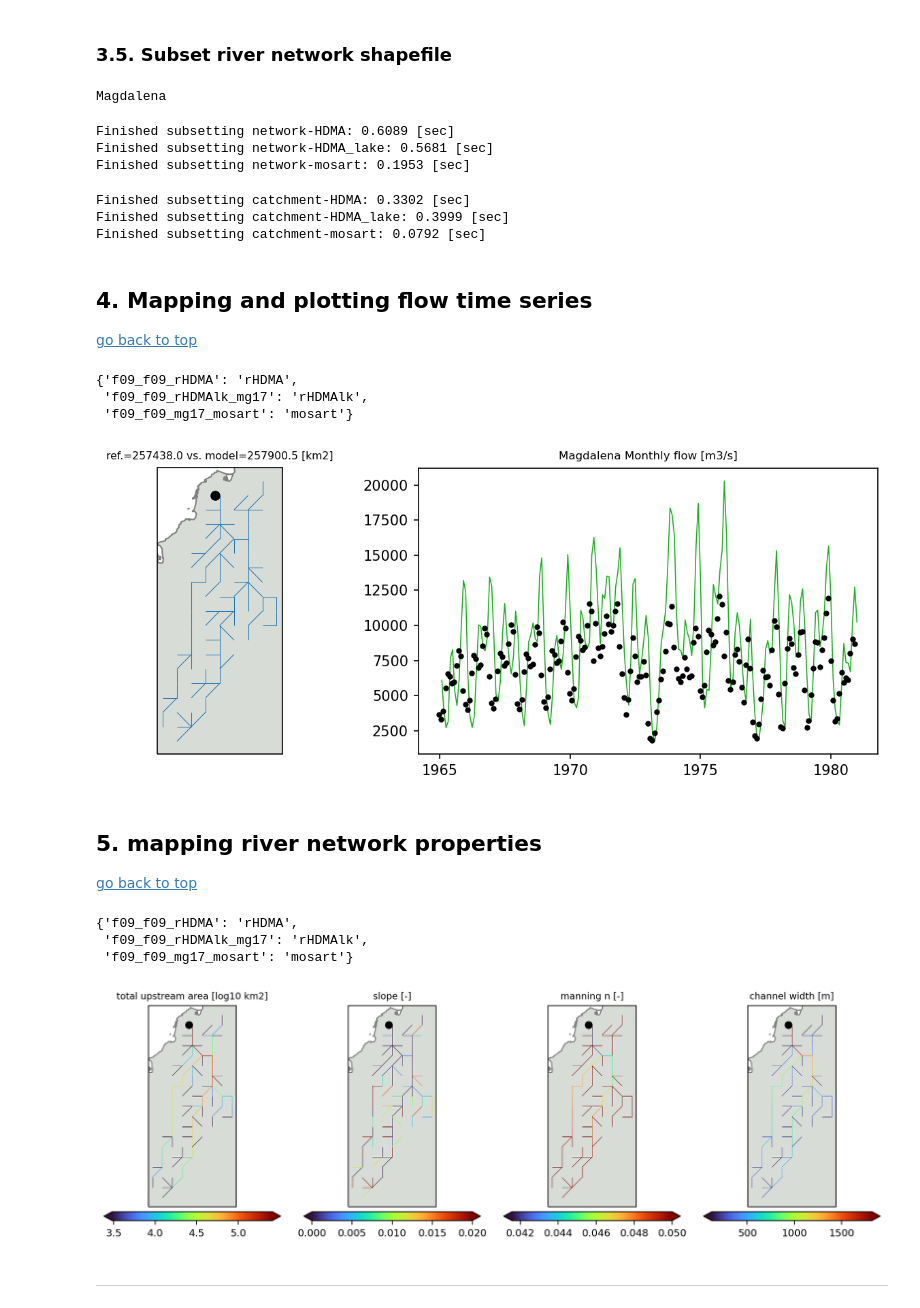
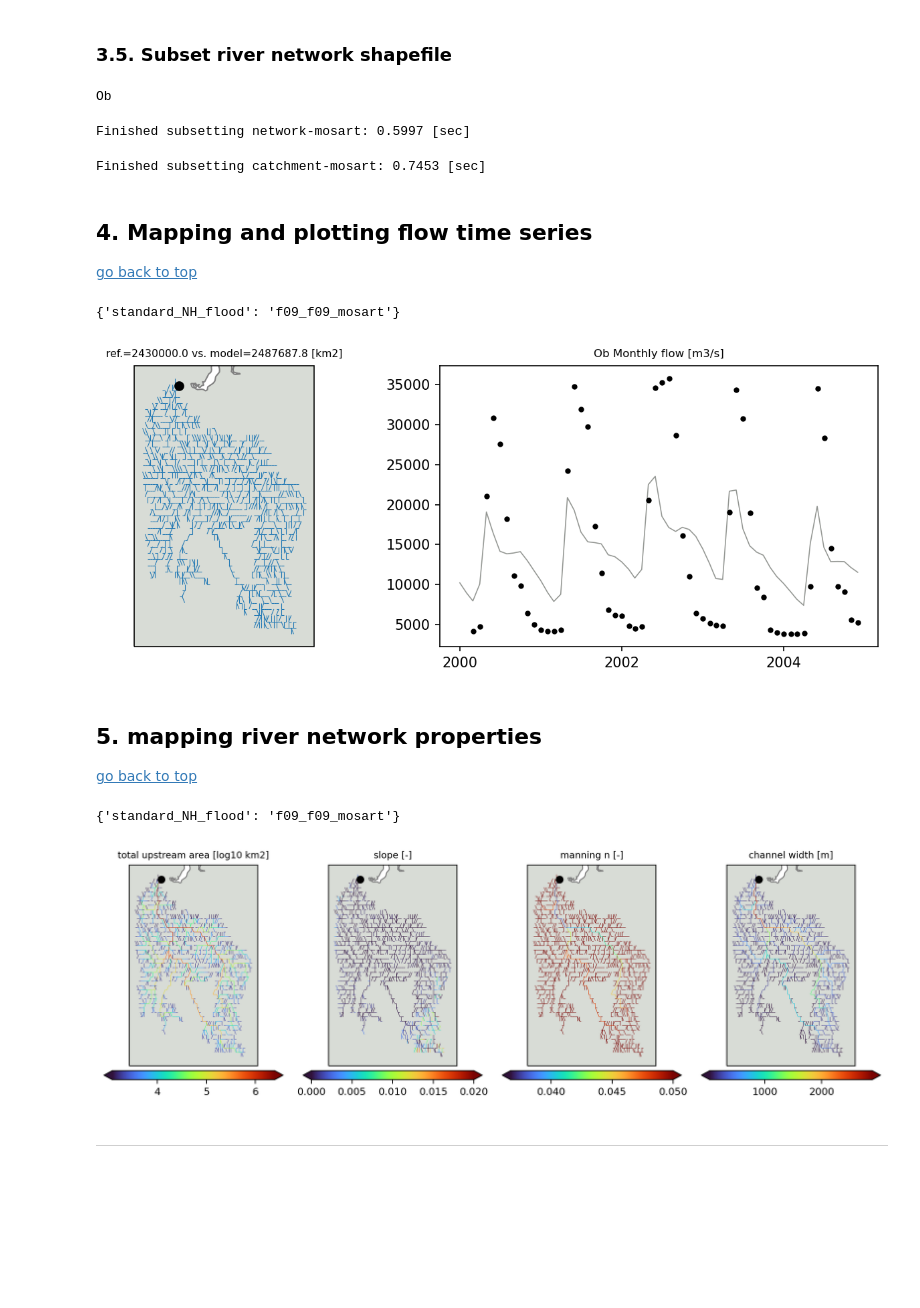
Before and after one commit to nmizukami/rof_postprocess-analysis, a Jupyter notebook: notebook/NB4_basin_flow_analysis.ipynb, the cells around one changed output. Drawn from its saved outputs; the diff is of its cells as text; code cells hidden in the pictures; blank space fills up the shorter version.

```diff
--- a/notebook/NB4_basin_flow_analysis.ipynb
+++ b/notebook/NB4_basin_flow_analysis.ipynb
@@ -107,12 +108,14 @@ def subset_basin(elem, nextElem, outlet_id):
 
 [go back to top](#top)
 # %%
-gauge_id = 9400   # Fraser=9504  Magdalena=9400  Indus=9275  Nelson=9483  Sepik=9736  Atrato=9403, Mackanzie=10224, amazon=81168 Rhone=9802
+# Fraser=9504  Magdalena=9400  Indus=9275  Nelson=9483,  Sepik=9736, Atrato=9403, Mackanzie=10224, amazon=81168, Rhone=9802, Ob=91082
+gauge_id = 91082
 
 cases = {
-        'f09_f09_rHDMA':'rHDMA',
-        'f09_f09_rHDMAlk_mg17':'rHDMAlk',
-        'f09_f09_mg17_mosart':'f09_f09_mosart',
+        #'f09_f09_rHDMA':'rHDMA',
+        #'f09_f09_rHDMAlk_mg17':'rHDMAlk',
+        #'f09_f09_mg17_mosart':'f09_f09_mosart',
+        'standard_NH_flood':'f09_f09_mosart',
         }
 
 readBasinGPKG = False
@@ -120,7 +123,7 @@ readBasinGPKG = False
 -------------------------
 load config files and some parameters
 # %%
-setup = load_toml('./setup/setup.toml')
+setup = load_toml('./setup/setup_sean.toml')
 
 main_dir       = setup['archive_dir']
 domain_dir     = setup['ancillary_dir']
@@ -162,8 +165,10 @@ for case, grid_name in cases.items():
     month_data[case] = xr.open_mfdataset(f'{in_dire}/{case}.{model}.*.month.nc', data_vars='minimal').sel(time=time_period).load()
     #annual
     year_data[case] = xr.open_mfdataset(f'{in_dire}/{case}.{model}.*.annual.nc', data_vars='minimal').sel(time=time_period).load()
-    #seasonal
-    seas_data[case] = xr.open_mfdataset(f'{in_dire}/{case}.{model}.*.seasonal.nc', data_vars='minimal').load()
+    #seasonal (compute here instead of reading because of different time period)
+    seas_data[case] = month_data[case].groupby('time.month').mean('time')
+    vars_no_time = no_time_variable(month_data[case])
+    seas_data[case][vars_no_time] = seas_data[case][vars_no_time].isel(month=0, drop=True)
 
     if domain=='None':  #wish domain = None (not string)
         reachID_list[case] = month_data[case]['reachID'].values
@@ -282,7 +281,7 @@ for case, _ in cases.items():
 
 gauge_ix = np.argwhere(ds_q.id.values==gauge_id)[0]
 # %% [output]
-Magdalena
+Ob
 # %%
 reach_shp = {}
 for case, grid_name in cases.items():
@@ -300,9 +299,7 @@ for case, grid_name in cases.items():
         reach_shp[case].to_file(basin_river_gpkg, layer='line', driver="GPKG")
     print('Finished subsetting network-%s: %.4f [sec]'%(network_name, time.time()-start_time))
 # %% [output]
-Finished subsetting network-HDMA: 0.6089 [sec]
-Finished subsetting network-HDMA_lake: 0.5681 [sec]
-Finished subsetting network-mosart: 0.1953 [sec]
+Finished subsetting network-mosart: 0.5997 [sec]
 # %%
 catch_shp = {}
 lake_shp = {}
@@ -320,9 +317,7 @@ for case, grid_name in cases.items():
         catch_shp[case].to_file(basin_catch_gpkg, layer='catchment', driver="GPKG")
     print('Finished subsetting catchment-%s: %.4f [sec]'%(network_name, time.time()-start_time))
 # %% [output]
-Finished subsetting catchment-HDMA: 0.3302 [sec]
-Finished subsetting catchment-HDMA_lake: 0.3999 [sec]
-Finished subsetting catchment-mosart: 0.0792 [sec]
+Finished subsetting catchment-mosart: 0.7453 [sec]
 # %% [markdown]
 ## 4. Mapping and plotting flow time series  <a id='plot3'></a>
 
@@ -330,11 +325,9 @@ Finished subsetting catchment-mosart: 0.0792 [sec]
 # %%
 cases
 # %% [output]
-{'f09_f09_rHDMA': 'rHDMA',
- 'f09_f09_rHDMAlk_mg17': 'rHDMAlk',
- 'f09_f09_mg17_mosart': 'mosart'}
+{'standard_NH_flood': 'f09_f09_mosart'}
 # %%
-case_plot='f09_f09_mg17_mosart'
+case_plot='standard_NH_flood'
 
 fig = plt.figure(figsize=(9.0,3.5), dpi=150)
 
@@ -371,7 +364,7 @@ ax2.set_ylabel('');
 plt.tight_layout()
 plt.savefig(f"./Figures/NB3_{river_name}_{case_plot}_map_flow.png", dpi=150)
 # %% [output]
-[figure, old version]
+[figure, new version]
 # %% [markdown]
 ## 5. mapping river network properties  <a id='plot4'></a>
 
@@ -379,11 +372,9 @@ plt.savefig(f"./Figures/NB3_{river_name}_{case_plot}_map_flow.png", dpi=150)
 # %%
 cases
 # %% [output]
-{'f09_f09_rHDMA': 'rHDMA',
- 'f09_f09_rHDMAlk_mg17': 'rHDMAlk',
- 'f09_f09_mg17_mosart': 'mosart'}
+{'standard_NH_flood': 'f09_f09_mosart'}
 # %%
-case_plot='f09_f09_mg17_mosart'
+case_plot='standard_NH_flood'
 
 cbar_kwrgs = {"shrink":1.0, "pad":0.02, "orientation": "horizontal", 'extend':'both'}
 
@@ -398,34 +389,34 @@ reachvars = {
 
 fig = plt.figure(figsize=(10.0,3.5), dpi=200)
 
 ax = []
 for ix in np.arange(len(reachvars)):
     ax.append(fig.add_subplot(1,4,ix+1, projection=ccrs.PlateCarree()))
 
 # plot a network map in left axis
 for ix in np.arange(len(reachvars)):
     ax[ix].add_feature(land, facecolor='xkcd:light grey', edgecolor='grey')
 
 for ix, (var, meta) in enumerate(reachvars.items()):
     vmin = reach_shp[case_plot][var].min()
     vmax = reach_shp[case_plot][var].max()
     if var=='Slope':
         vmin = 0; vmax=0.02
     reach_shp[case_plot].plot(ax=ax[ix], column=var, cmap='turbo', lw=0.4, vmin=vmin, vmax=vmax,
                               zorder=0, legend=False);
     if 'lk' in case_plot:
         catch_shp[case_plot].loc[catch_shp[case_plot]['lake'] == 1].plot(ax=ax[ix], color='c', zorder=1)
     gauge_shp[gauge_shp['id']==gauge_id].plot(ax=ax[ix], c='k');
 
     ax[ix].set_title(meta['unit'], fontsize='small')
     points = ax[ix].collections[0]
     cbar = plt.colorbar(points, ax=ax[ix], **cbar_kwrgs);
     cbar.ax.tick_params(labelsize=9)
 
 plt.tight_layout()
 plt.savefig(f"./Figures/NB3_{river_name}_{case_plot}_map.png", dpi=150)
 # %% [output]
-[figure, old version]
+[figure, new version]
 # %% [markdown]
 -------
 # %% [markdown]
```
Also changed, not shown: parts of 7 cells of this notebook, 4 other files.
